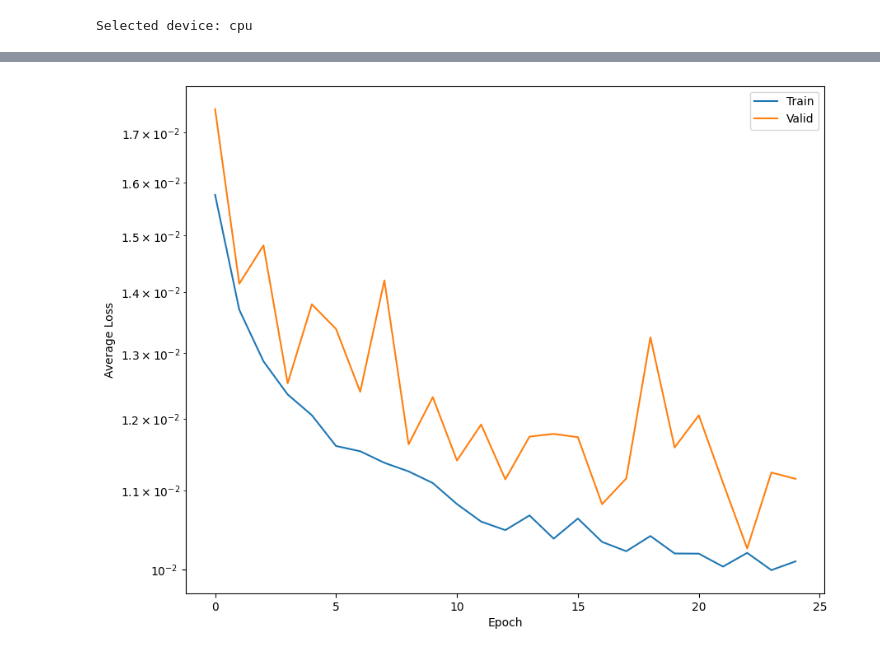
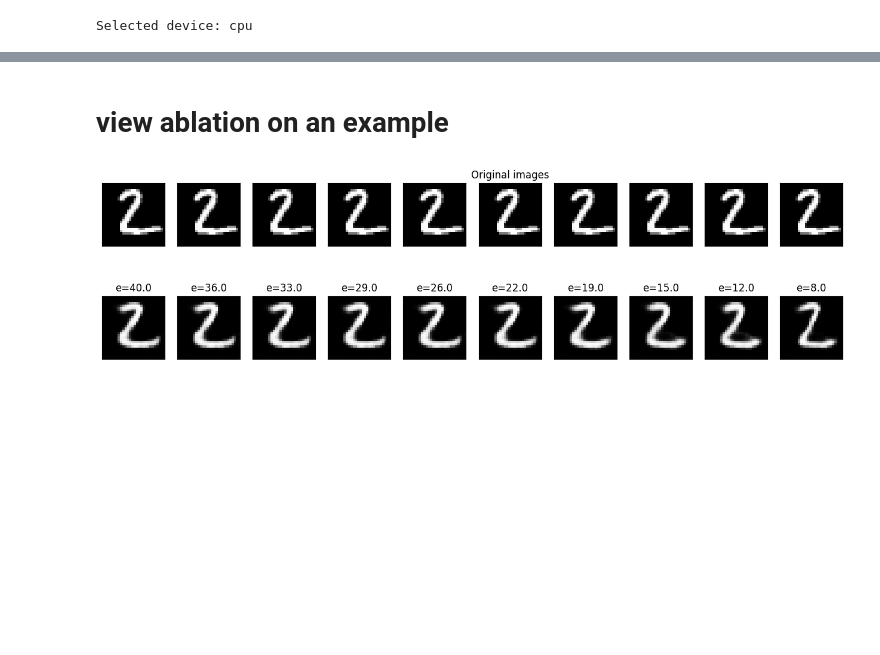
Before and after one commit to MetroStar/sequential-dropout, a Jupyter notebook: mnist_test.ipynb, the cells around one changed output, grey strips where cells are left out. Cells and saved outputs as stored; diff of their text form; code cells hidden in the pictures; blank space fills up the shorter version.

Commit message:
added ablation view of degraded embeddings for mnist

```diff
--- a/mnist_test.ipynb
+++ b/mnist_test.ipynb
@@ -42,7 +43,9 @@ test_loader = torch.utils.data.DataLoader(test_dataset, batch_size=batch_size,sh
 # %% [markdown]
 # Train Model
 # %%
-ae = em.AutoEncoder(40,use_sq_dr= True,dr_min_p= .2, scale_output=False)
+max_embed_size=40
+min_p = .1
+ae = em.AutoEncoder(max_embed_size,use_sq_dr= True,dr_min_p= min_p, scale_output=False)
 # %% [output]
 Selected device: cpu
 # %%
@@ -107,5 +99,3 @@ plt.ylabel('Average Loss')
 plt.legend()
 #plt.title('loss')
 plt.show()
-# %% [output]
-[figure, removed]
@@ -113,0 +102,39 @@ plt.show()
+# %% [markdown]
+# view ablation on an example
+# %%
+sample_idx = 1
+n = 10
+r = np.rint(np.linspace(max_embed_size,int(max_embed_size* min_p),n))
+plt.figure(figsize=(16,4.5))
+encoder = ae.encoder
+decoder = ae.decoder
+device = ae.device
+for i, embed_size in enumerate(r):
+    ax = plt.subplot(2,n,i+1)
+    img = test_dataset[sample_idx][0].unsqueeze(0).to(device)
+    encoder.eval()
+    decoder.eval()
+    with torch.no_grad():
+        # ablate embedding
+        embedding = encoder(img)
+        #create mask
+
+        if embed_size < embedding.shape[1]:
+
+            embedding[0][-int(embedding.shape[1] - embed_size) :] = 0
+
+        rec_img  = decoder(embedding)
+    plt.imshow(img.cpu().squeeze().numpy(), cmap='gist_gray')
+    ax.get_xaxis().set_visible(False)
+    ax.get_yaxis().set_visible(False)
+    if i == n//2:
+        ax.set_title('Original images')
+    ax = plt.subplot(2, n, i + 1 + n)
+    plt.imshow(rec_img.cpu().squeeze().numpy(), cmap='gist_gray')
+    ax.get_xaxis().set_visible(False)
+    ax.get_yaxis().set_visible(False)
+    #if i == n//2:
+    #    ax.set_title('Reconstructed images')
+    ax.set_title(f"e={embed_size}")
+# %% [output]
+[figure, added]
```
Also changed, not shown: parts of 4 cells of this notebook, 1 other file.
